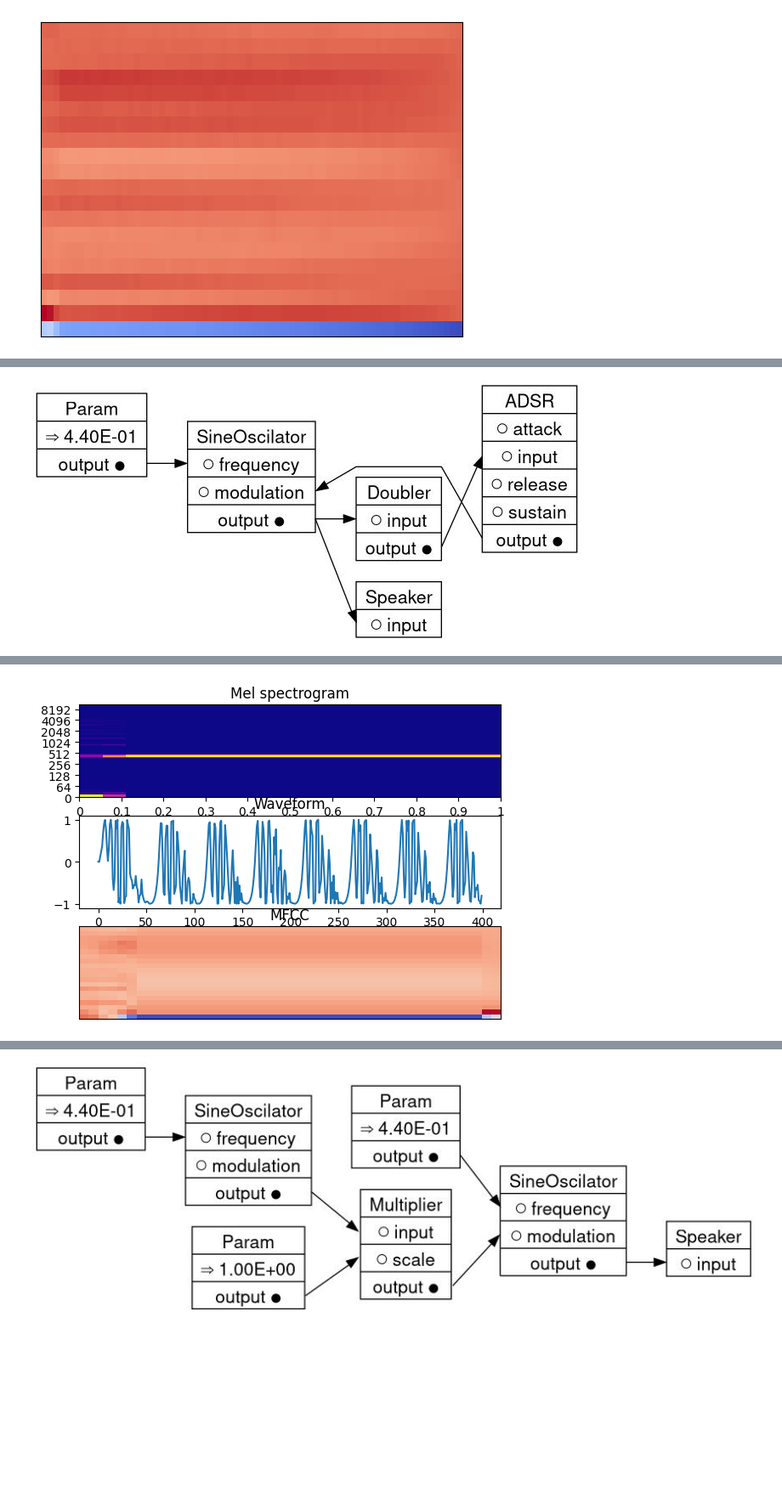
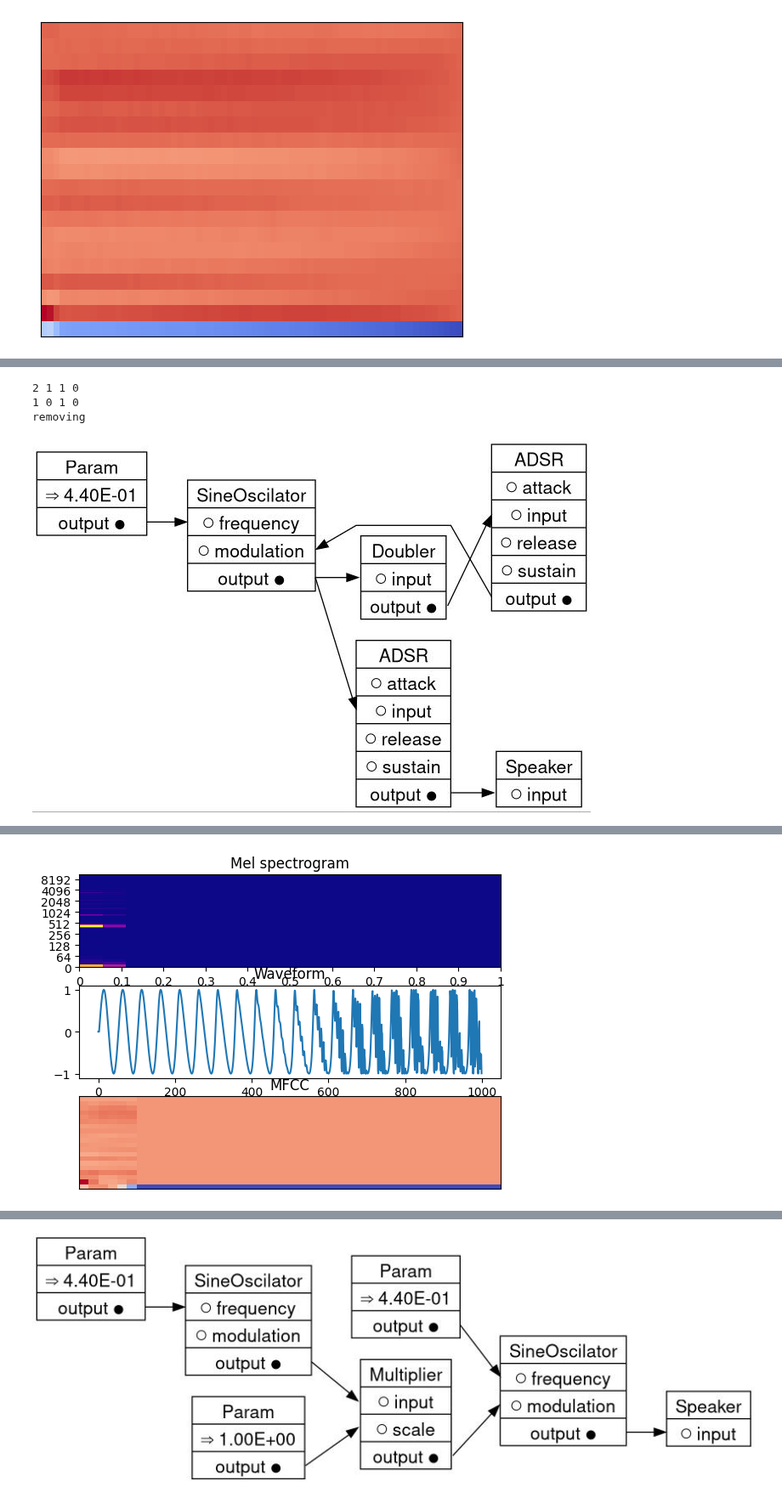
Before and after one commit to Wint3rmute/luthier, a Jupyter notebook: prototyping.ipynb, the cells around one changed output, grey strips where cells are left out. Shown at 85% size. Cells and saved outputs as stored; diff of their text form; code cells hidden in the pictures; blank space fills up the shorter version.

Commit message:
Increase number of inputs in sum

```diff
--- a/prototyping.ipynb
+++ b/prototyping.ipynb
@@ -37,3 +37,34 @@ Audio(data=fm_sample.buffer, rate=SAMPLE_RATE)
 # %% [output]
 [interactive output not drawn]
 [figure]
+# %%
+graph = get_starting_graph()
+
+def add_adsr_between(graph: DspGraph, output_node: NodeId, input_node: NodeId) -> Optional[NodeId]:
+    for connection in graph.connections:
+        print(connection.from_node, connection.to_node, output_node, input_node)
+        if connection.from_node == output_node and connection.to_node == input_node:
+            print("removing")
+            graph.connections.remove(connection)
+            break
+
+    new_adsr = graph.add_node(ADSR())
+    graph.patch( output_node, "output", new_adsr, "input")
+    graph.patch(new_adsr, "output", input_node, "input")
+    return new_adsr
+
+adsr_addr = add_adsr_between(graph, 1, 0)
+graph.nodes[adsr_addr].inputs.attack = 0.005
+graph.nodes[adsr_addr].inputs.sustain = 0.0005
+graph.nodes[adsr_addr].inputs.release = 0.01
+
+display(Image(graph.draw()))
+
+generated_sample = graph.play(SAMPLE_RATE * 1)
+
+fig, (ax1, ax2, ax3) = plt.subplots(3, 1, sharex=False, sharey=False)
+generated_sample.plot_spectrogram(ax1)
+generated_sample.plot_mfcc(ax3)
+generated_sample.plot_waveform(ax2, num_samples=5000)
+generated_sample.show_player()
+fig.tight_layout()
@@ -40,7 +78,7 @@ Audio(data=fm_sample.buffer, rate=SAMPLE_RATE)
 # %%
 graph = get_starting_graph()
 
-# add_adsr_between(graph, 1, 0)
+add_adsr_between(graph, 1, 0)
 
 
 def get_node_of_type(graph, node_type):
@@ -49,35 +87,40 @@ def get_node_of_type(graph, node_type):
             return node_handle
 
 sine = get_node_of_type(graph, SineOscilator)
 # sine = get_node_of_type(graph, SineOscilator)
 doubler = graph.add_node(Doubler())
 # graph.connections.pop(1)
 graph.patch(sine, "output", doubler, "input")
 adsr = graph.add_node(ADSR())
 graph.patch(doubler, "output", adsr, "input")
 graph.patch(adsr, "output", sine, "modulation")
 
-graph.nodes[adsr].inputs.decay =   0.0001
+graph.nodes[adsr].inputs.decay =  1
+graph.nodes[adsr].inputs.attack =  0.001
+graph.nodes[adsr].inputs.release = 1
 
 # graph.patch
 # graph.nodes[]
 # randomize_random_param(graph)
 # randomize_random_param(graph)
 # randomize_random_param(graph)
 # randomize_random_param(graph)
 
 generated_sample = graph.play(SAMPLE_RATE * 1)
 
 fig, (ax1, ax2, ax3) = plt.subplots(3, 1, sharex=False, sharey=False)
 
 generated_sample.plot_spectrogram(ax1)
 
 generated_sample.plot_mfcc(ax3)
-generated_sample.plot_waveform(ax2)
+generated_sample.plot_waveform(ax2, num_samples=1000)
 
 display(Image(graph.draw()))
 generated_sample.show_player()
 # %% [output]
+2 1 1 0
+1 0 1 0
+removing
-[figure, old version]
+[figure, new version]
 [interactive output not drawn]
-[figure, old version]
+[figure, new version]
```
Also changed, not shown: parts of 4 cells of this notebook, 1 other file.
